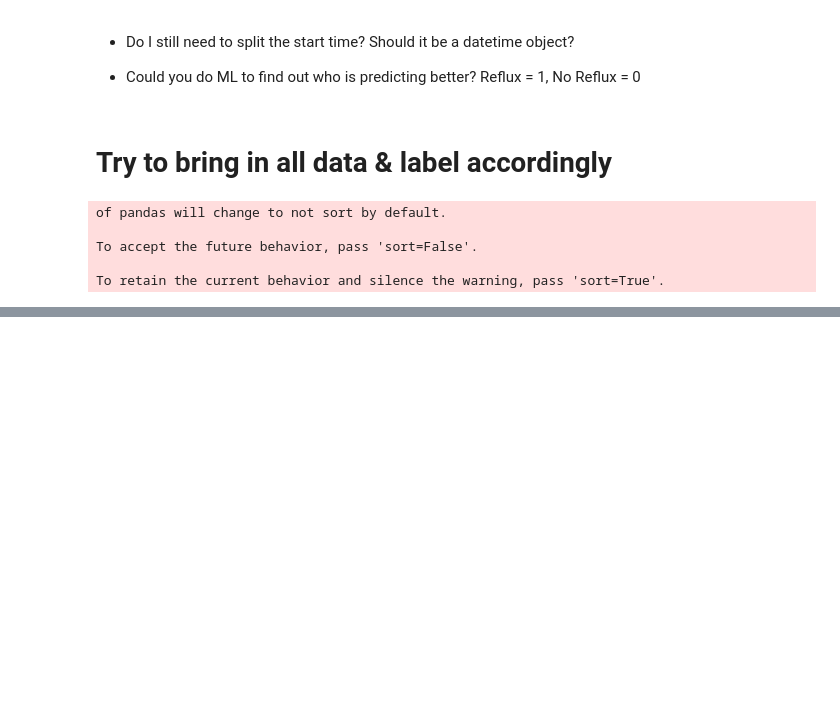
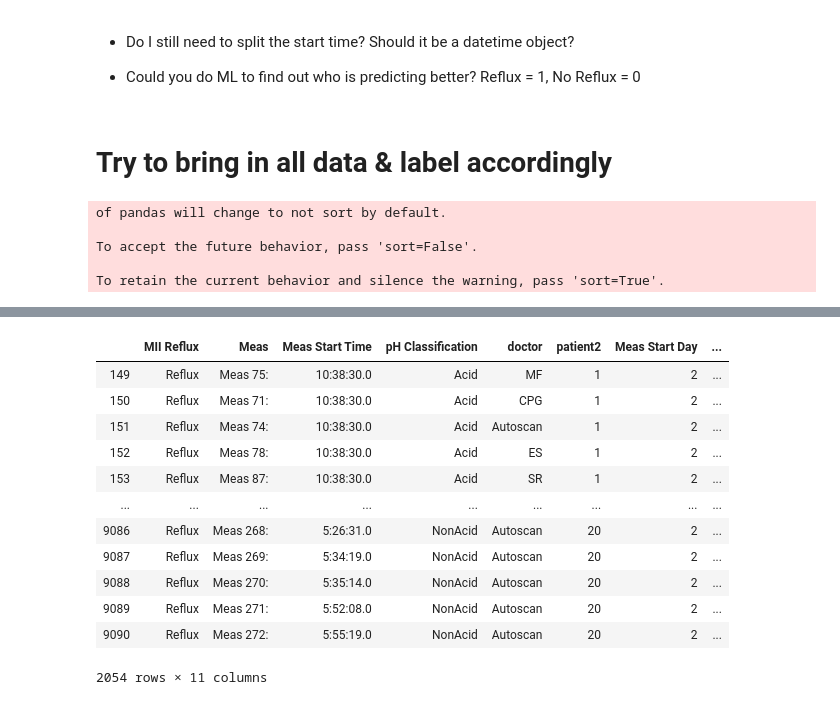
Before and after one commit to Barrett-Rogers/Reflux_Diagnosis_WashU, a Jupyter notebook: Capstone-Reflux-Project/capstone_reflux_project-bdr.ipynb, the cells around one changed output, grey strips where cells are left out. Drawn from its saved outputs; the diff is of its cells as text; code cells hidden in the pictures; blank space fills up the shorter version.

```diff
--- a/Capstone-Reflux-Project/capstone_reflux_project-bdr.ipynb
+++ b/Capstone-Reflux-Project/capstone_reflux_project-bdr.ipynb
@@ -341,0 +499,5 @@ But I don't have my doc name or patient number....!
+# %%
+for item, frame in df['Meas Start TimeStamp'].iteritems():
+    if next <= '00:00:03.000':
+        print frame
+        2020-05-14 16:12:40.400
@@ -341,0 +552,16 @@ But I don't have my doc name or patient number....!
+# %%
+frame[frame['Meas Start Day'] == 2]
+# %% [output]
+|  | MII Reflux | Meas | Meas Start Time | pH Classification | doctor | patient2 | Meas Start Day | ... |
+| 149 | Reflux | Meas 75: | 10:38:30.0 | Acid | MF | 1 | 2 | ... |
+| 150 | Reflux | Meas 71: | 10:38:30.0 | Acid | CPG | 1 | 2 | ... |
+| 151 | Reflux | Meas 74: | 10:38:30.0 | Acid | Autoscan | 1 | 2 | ... |
+| 152 | Reflux | Meas 78: | 10:38:30.0 | Acid | ES | 1 | 2 | ... |
+| 153 | Reflux | Meas 87: | 10:38:30.0 | Acid | SR | 1 | 2 | ... |
+| ... | ... | ... | ... | ... | ... | ... | ... | ... |
+| 9086 | Reflux | Meas 268: | 5:26:31.0 | NonAcid | Autoscan | 20 | 2 | ... |
+| 9087 | Reflux | Meas 269: | 5:34:19.0 | NonAcid | Autoscan | 20 | 2 | ... |
+| 9088 | Reflux | Meas 270: | 5:35:14.0 | NonAcid | Autoscan | 20 | 2 | ... |
+| 9089 | Reflux | Meas 271: | 5:52:08.0 | NonAcid | Autoscan | 20 | 2 | ... |
+| 9090 | Reflux | Meas 272: | 5:55:19.0 | NonAcid | Autoscan | 20 | 2 | ... |
+2054 rows × 11 columns
```
Also changed, not shown: parts of 62 cells of this notebook.
